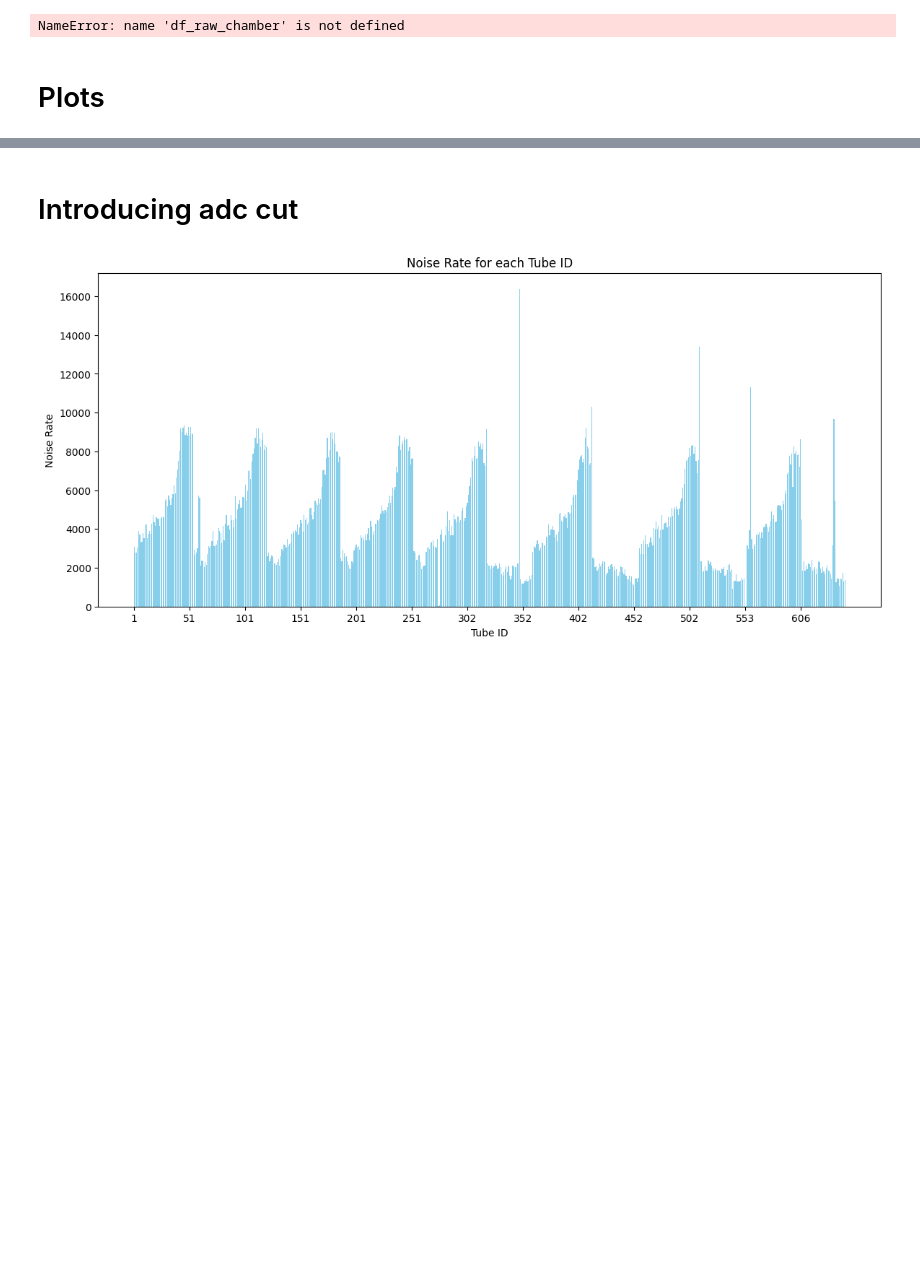
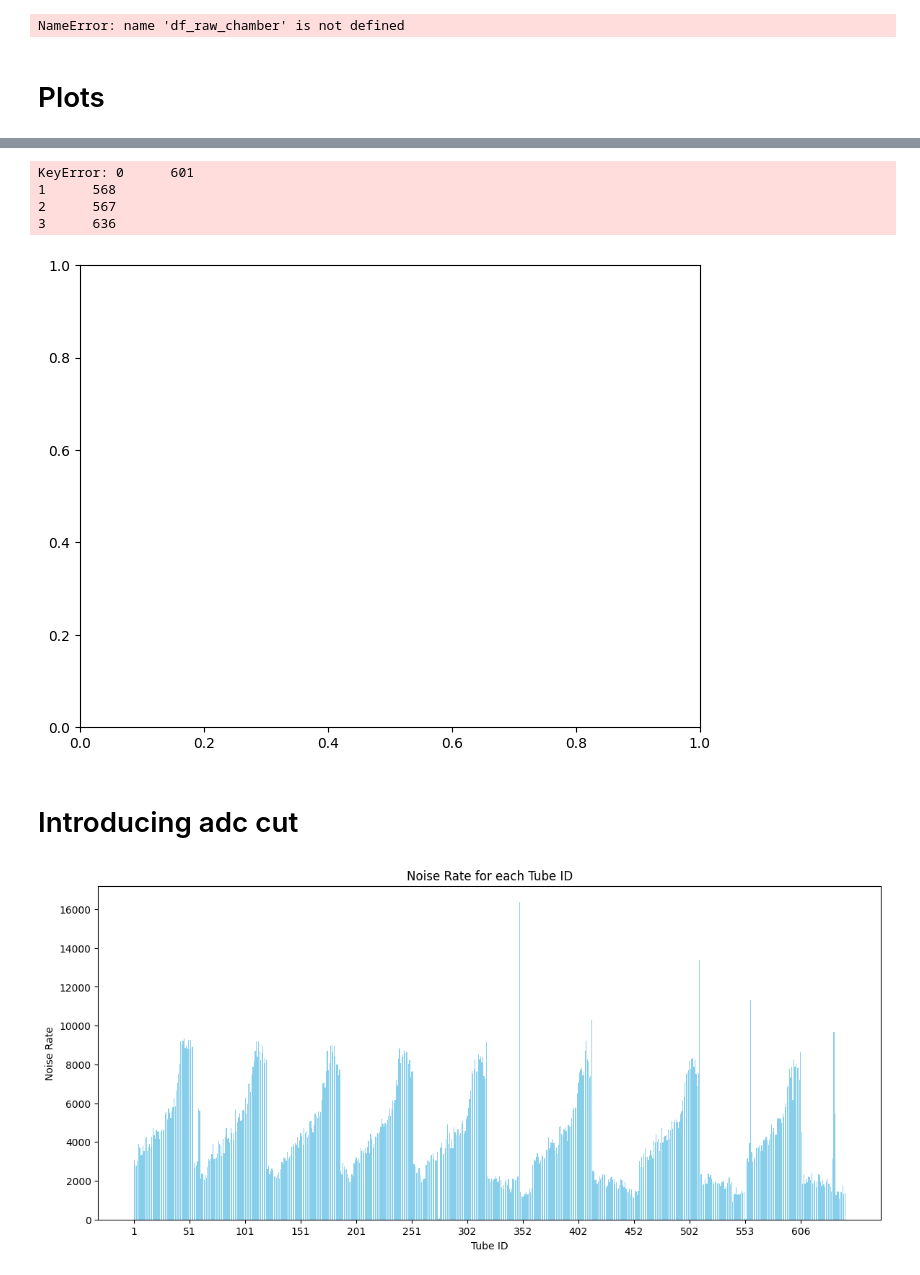
Before and after one commit to ppriyanka8/ATLAS, a Jupyter notebook: BIS7A16.ipynb, the cells around one changed output, grey strips where cells are left out. Cells and saved outputs as stored; diff of their text form; code cells hidden in the pictures; blank space fills up the shorter version.

```diff
--- a/BIS7A16.ipynb
+++ b/BIS7A16.ipynb
@@ -181,3 +220,18 @@ plot_for_noise_rate(df_raw,'BIS7A16')
+# %%
+def noise_rate_plot(df):
+    fig,ax=plt.subplots(figsize=(8,6))
+    df_sorted=df.sort_values(by=df['Tube_ID'], axis=1, ascending=True)
+    ax.bar(df_sorted['Tube_ID'].astype(str),df_sorted['Noise_Rate'])
+    ax.set_title('Noise Rate vs Tube Id')
+    ax.set_xticks(np.arange(0,len(df_sorted.Tube_ID)+1,50))
+    plt.show()
+noise_rate_plot(df_noise_rate)
+# %% [output]
+KeyError: 0      601
+1      568
+2      567
+3      636
+[figure, added]
 # %% [markdown]
 # Introducing adc cut
 # %%
```
Also changed, not shown: parts of 15 cells of this notebook.
